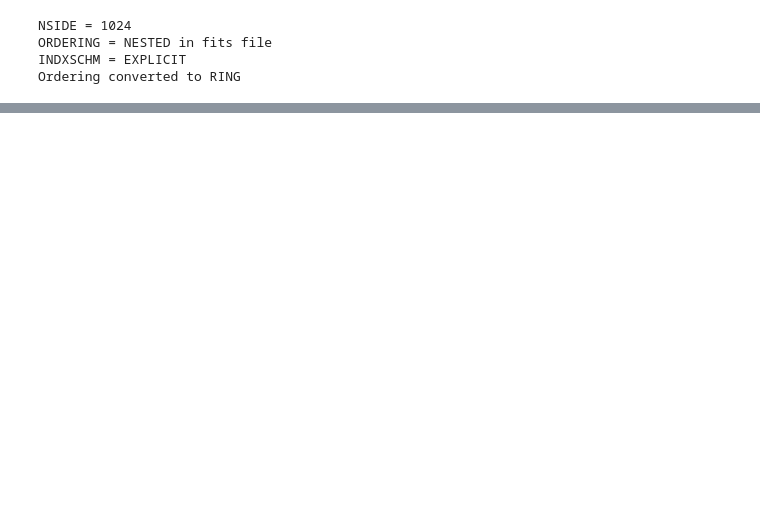
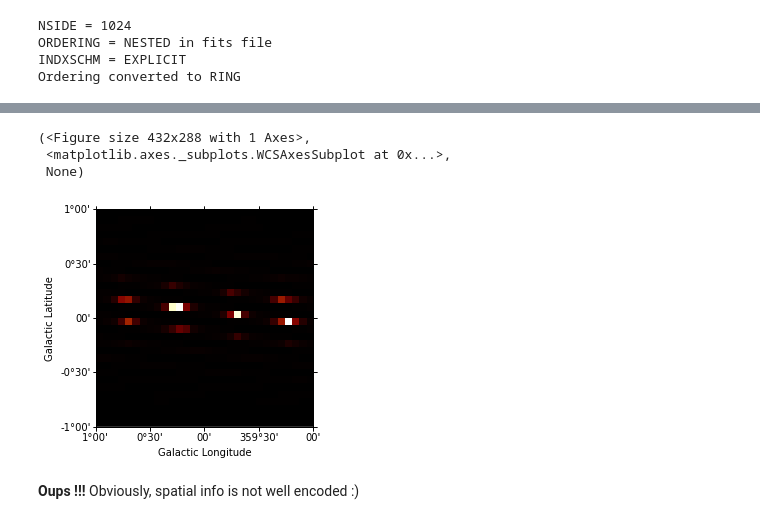
Before and after one commit to peroju/dm-gammapy, a Jupyter notebook: FITS.ipynb, the cells around one changed output, grey strips where cells are left out. Cells and saved outputs as stored; diff of their text form; code cells hidden in the pictures; blank space fills up the shorter version.

```diff
--- a/FITS.ipynb
+++ b/FITS.ipynb
@@ -139,0 +179,3 @@ plt.hist(data, bins=50, range=(5e-18, 4.58e-17));
+# %%
+good_data = data[data>0]
+good_data
@@ -139,0 +204,17 @@ plt.hist(data, bins=50, range=(5e-18, 4.58e-17));
+# %%
+m_dark = Map.create(
+    binsz=2/30, width=2, coordsys="GAL")
+# %%
+good_data = good_data[:900]
+# %%
+m_dark.data = good_data.reshape(30, 30)
+# %%
+m_dark.plot()
+# %% [output]
+(<Figure size 432x288 with 1 Axes>,
+ <matplotlib.axes._subplots.WCSAxesSubplot at 0x...>,
+ None)
+[figure, added]
+# %% [markdown]
+**Oups !!!**
+Obviously, spatial info is not well encoded :)
```
Also changed, not shown: parts of 25 cells of this notebook.
